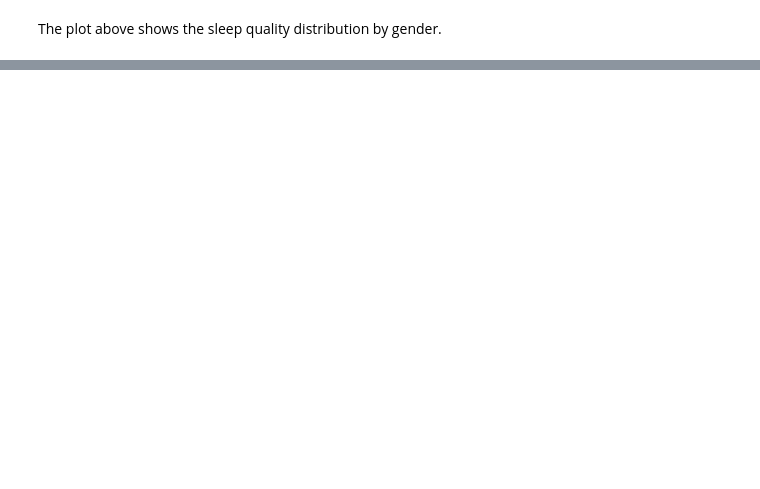
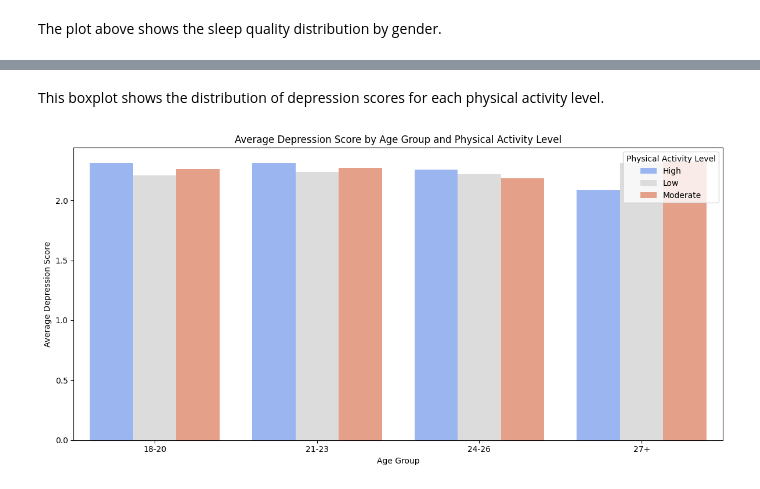
Before and after one commit to rebeccafalash/SI_618_project1, a Jupyter notebook: project1_v1.ipynb, the cells around one changed output, grey strips where cells are left out. Saved outputs shown, nothing was run; the diff lists cells and outputs as text; code cells hidden in the pictures; blank space fills up the shorter version.

```diff
--- a/project1_v1.ipynb
+++ b/project1_v1.ipynb
@@ -332,0 +438,21 @@ The plot above shows the sleep quality distribution by gender.
+# %% [markdown]
+This boxplot shows the distribution of depression scores for each physical activity level.
+# %%
+plt.figure(figsize=(12, 6))
+
+sns.barplot(
+    data=df_MH.groupby(['age_group', 'physical_activity'])['depression_score'].mean().reset_index(),
+    x='age_group',
+    y='depression_score',
+    hue='physical_activity',
+    palette='coolwarm'
+)
+
+plt.title("Average Depression Score by Age Group and Physical Activity Level")
+plt.xlabel("Age Group")
+plt.ylabel("Average Depression Score")
+plt.legend(title="Physical Activity Level")
+plt.tight_layout()
+plt.show()
+# %% [output]
+[figure, added]
```
Also changed, not shown: parts of 17 cells of this notebook.
